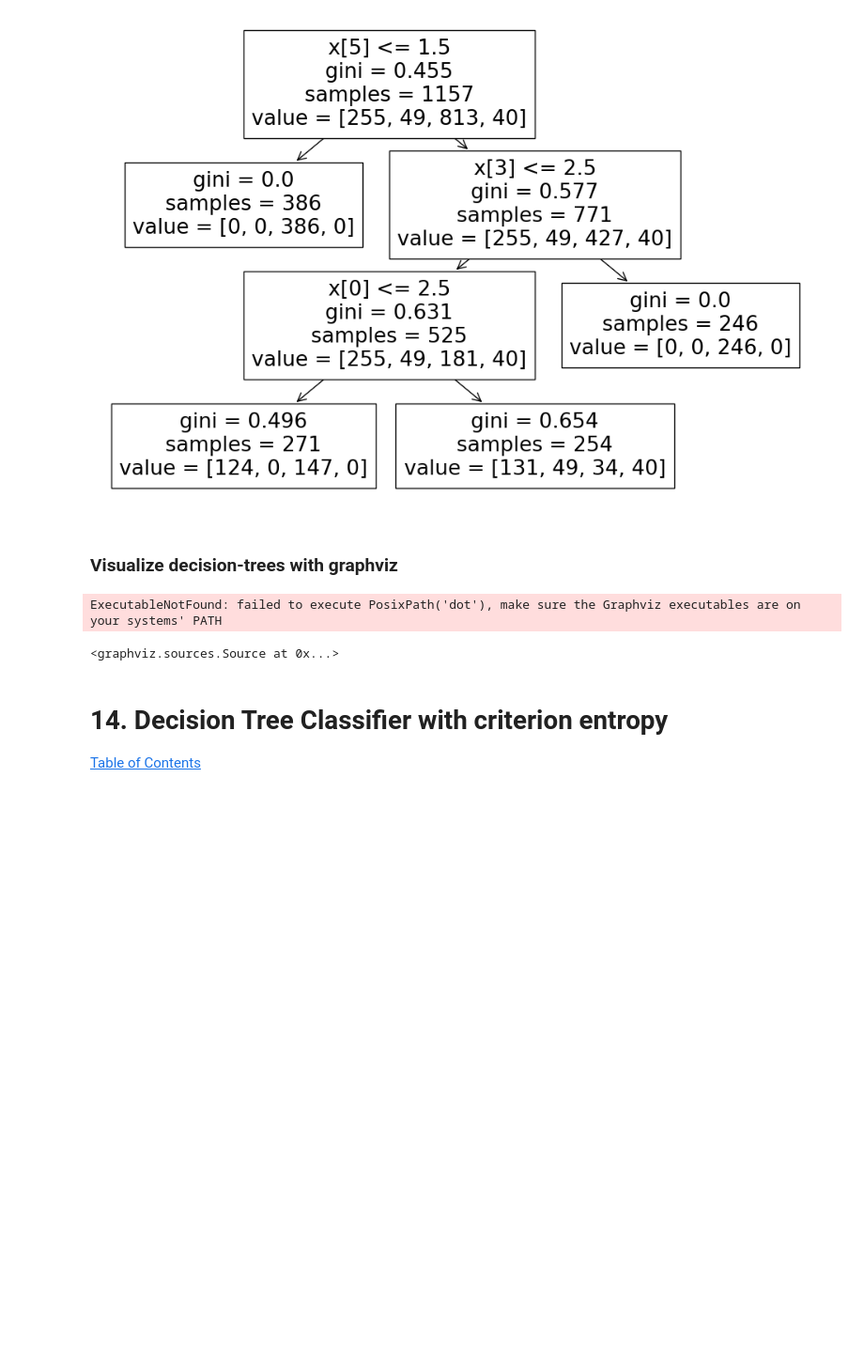
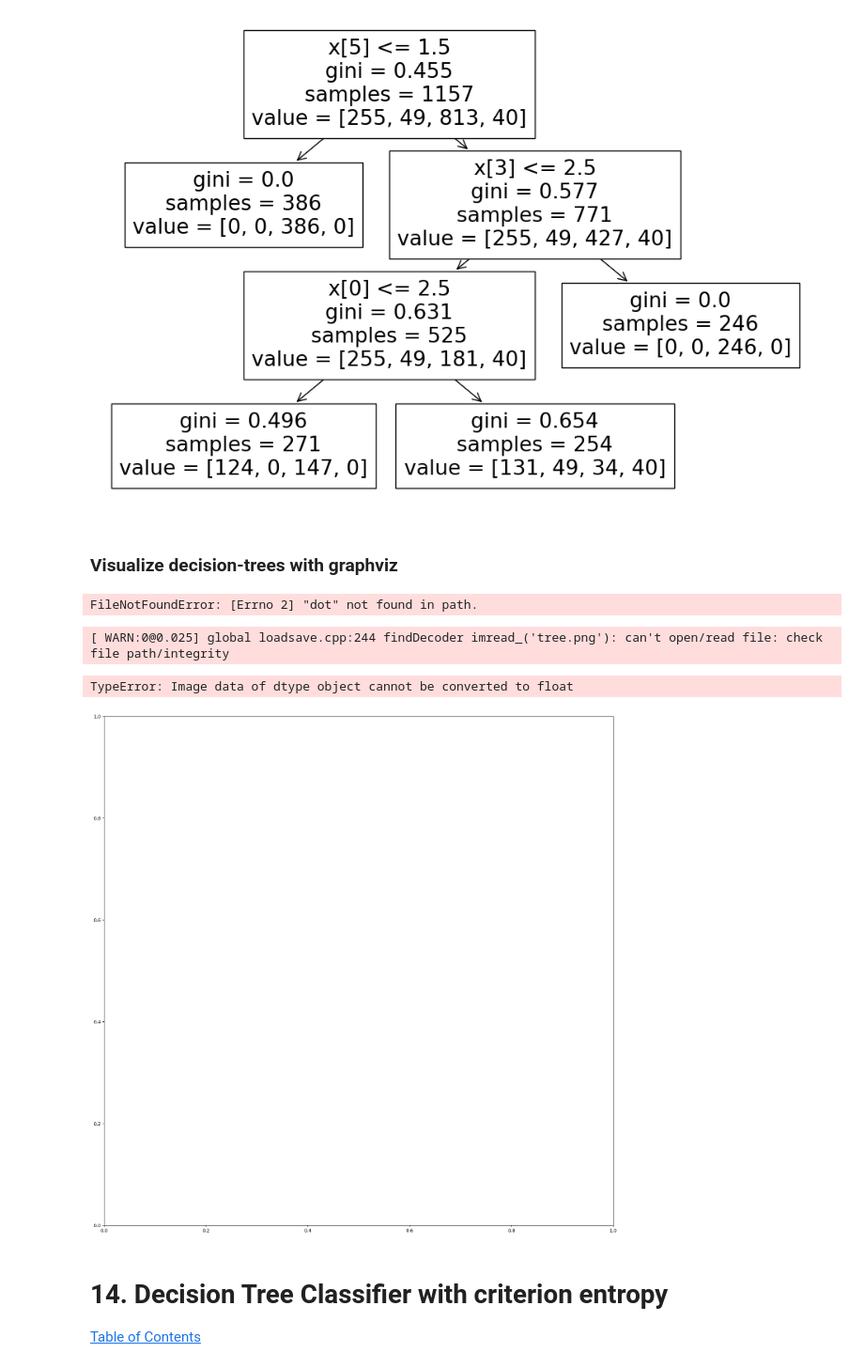
Before and after one commit to chethanreddy123/text-image-dallE, a Jupyter notebook: decision-tree-classifier-tutorial.ipynb, the cells around one changed output. Shown at 94% size. Drawn from its saved outputs; the diff is of its cells as text; code cells hidden in the pictures; blank space fills up the shorter version.

```diff
--- a/decision-tree-classifier-tutorial.ipynb
+++ b/decision-tree-classifier-tutorial.ipynb
@@ -607,8 +607,3 @@ dot_data = tree.export_graphviz(clf_gini, out_file=None,
                               special_characters=True)
 
 graph = graphviz.Source(dot_data)
-
-graph
-# %% [output]
-ExecutableNotFound: failed to execute PosixPath('dot'), make sure the Graphviz executables are on your systems' PATH
-<graphviz.sources.Source at 0x...>
@@ -615,3 +613,21 @@ ExecutableNotFound: failed to execute PosixPath('dot'), make sure the Graphviz e
+# %%
+import pydot
+
+(graph,) = pydot.graph_from_dot_file('tree.dot')
+graph.write_png('tree.png')
+# %% [output]
+FileNotFoundError: [Errno 2] "dot" not found in path.
+# %%
+import matplotlib.pyplot as plt
+import cv2
+%matplotlib inline
+img = cv2.imread('tree.png')
+plt.figure(figsize = (20, 20))
+plt.imshow(img)
+# %% [output]
+[ WARN:0@0.025] global loadsave.cpp:244 findDecoder imread_('tree.png'): can't open/read file: check file path/integrity
+TypeError: Image data of dtype object cannot be converted to float
+[figure, added]
 # %% [markdown]
 # **14. Decision Tree Classifier with criterion entropy** <a class="anchor" id="14"></a>
 
```
Also changed, not shown: parts of 1 cell of this notebook, 1 other file.
